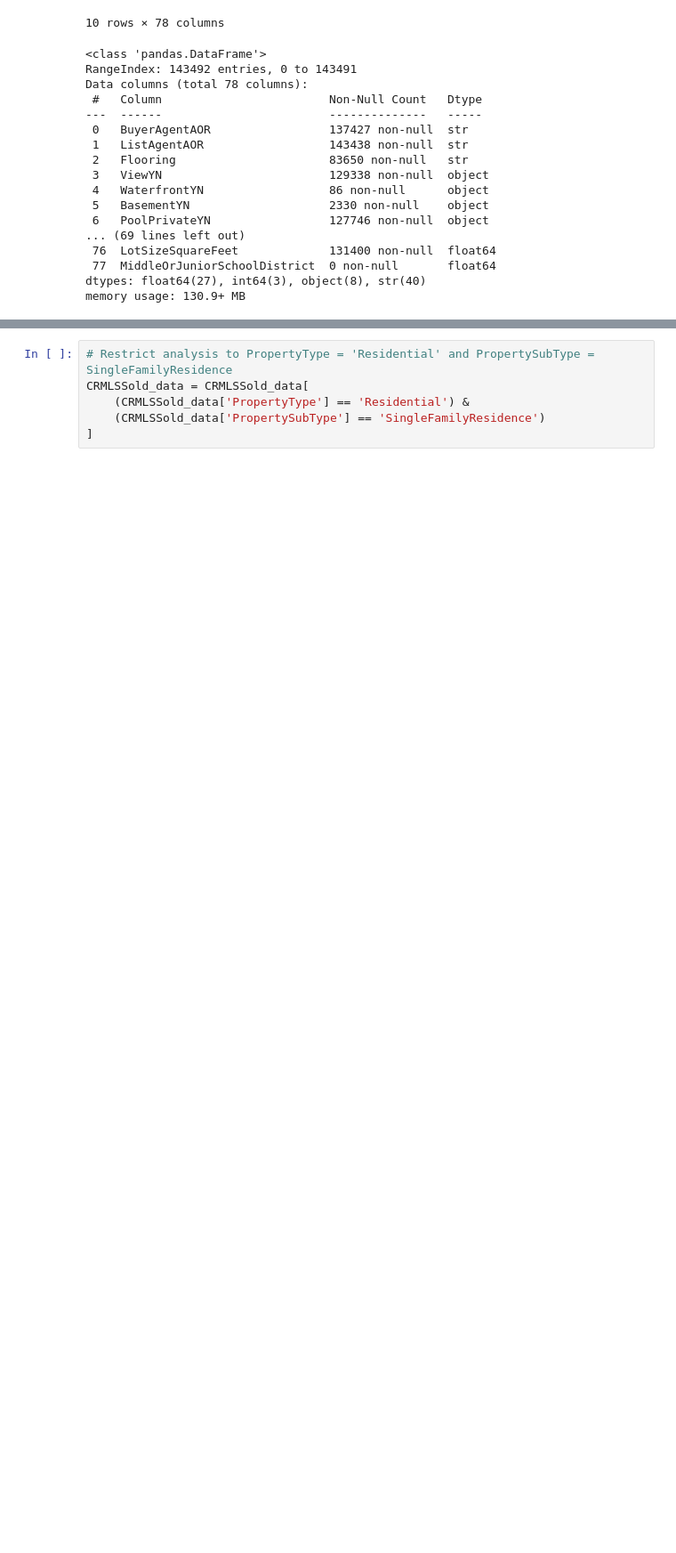
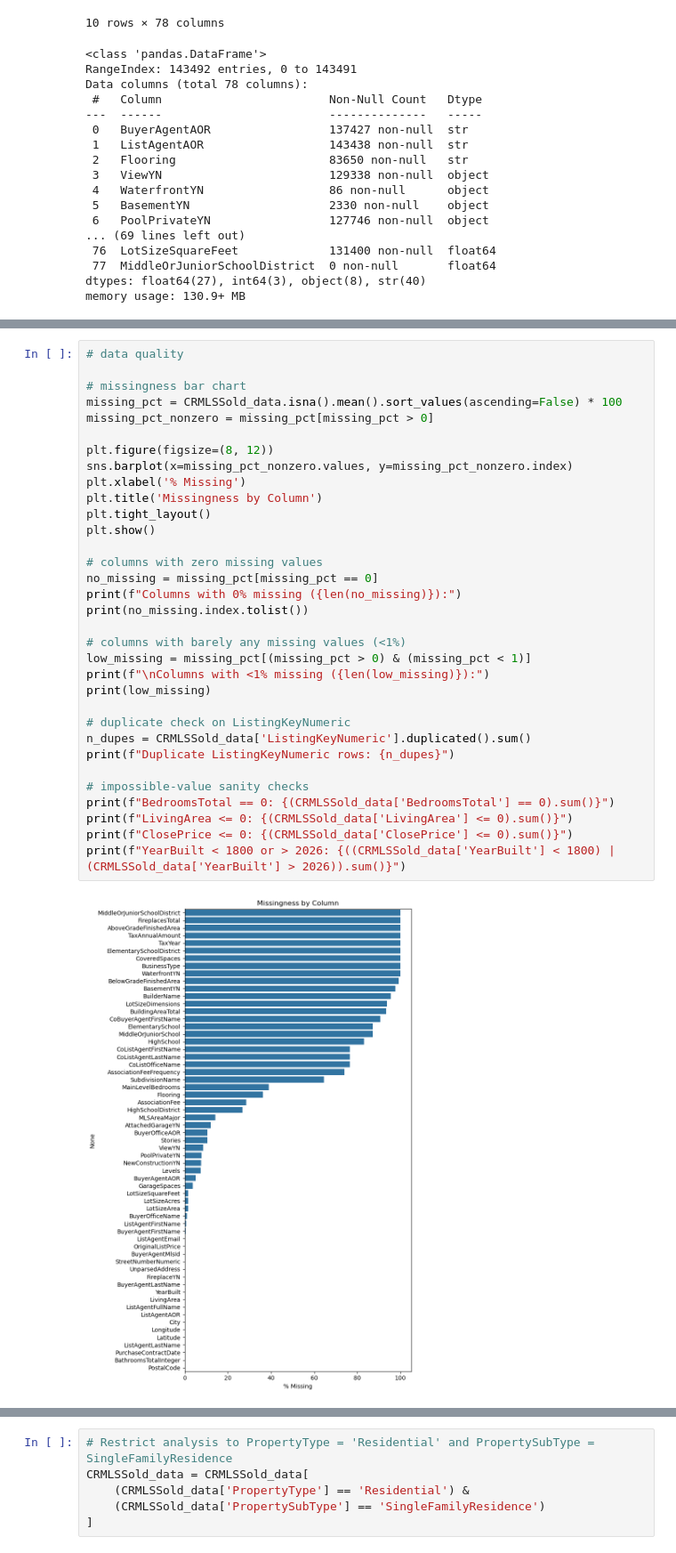
Before and after one commit to matthewviray/idx-exchange-project, a Jupyter notebook: 01_exploration.ipynb, the cells around one changed output, grey strips where cells are left out. Shown at 89% size. Cells and saved outputs as stored; diff of their text form; blank space fills up the shorter version.

```diff
--- a/01_exploration.ipynb
+++ b/01_exploration.ipynb
@@ -50,0 +65,35 @@ memory usage: 130.9+ MB
+# %%
+# data quality
+
+# missingness bar chart
+missing_pct = CRMLSSold_data.isna().mean().sort_values(ascending=False) * 100
+missing_pct_nonzero = missing_pct[missing_pct > 0]
+
+plt.figure(figsize=(8, 12))
+sns.barplot(x=missing_pct_nonzero.values, y=missing_pct_nonzero.index)
+plt.xlabel('% Missing')
+plt.title('Missingness by Column')
+plt.tight_layout()
+plt.show()
+
+# columns with zero missing values
+no_missing = missing_pct[missing_pct == 0]
+print(f"Columns with 0% missing ({len(no_missing)}):")
+print(no_missing.index.tolist())
+
+# columns with barely any missing values (<1%)
+low_missing = missing_pct[(missing_pct > 0) & (missing_pct < 1)]
+print(f"\nColumns with <1% missing ({len(low_missing)}):")
+print(low_missing)
+
+# duplicate check on ListingKeyNumeric
+n_dupes = CRMLSSold_data['ListingKeyNumeric'].duplicated().sum()
+print(f"Duplicate ListingKeyNumeric rows: {n_dupes}")
+
+# impossible-value sanity checks
+print(f"BedroomsTotal == 0: {(CRMLSSold_data['BedroomsTotal'] == 0).sum()}")
+print(f"LivingArea <= 0: {(CRMLSSold_data['LivingArea'] <= 0).sum()}")
+print(f"ClosePrice <= 0: {(CRMLSSold_data['ClosePrice'] <= 0).sum()}")
+print(f"YearBuilt < 1800 or > 2026: {((CRMLSSold_data['YearBuilt'] < 1800) | (CRMLSSold_data['YearBuilt'] > 2026)).sum()}")
+# %% [output]
+[figure, added]
```
Also changed, not shown: parts of 12 cells of this notebook.
